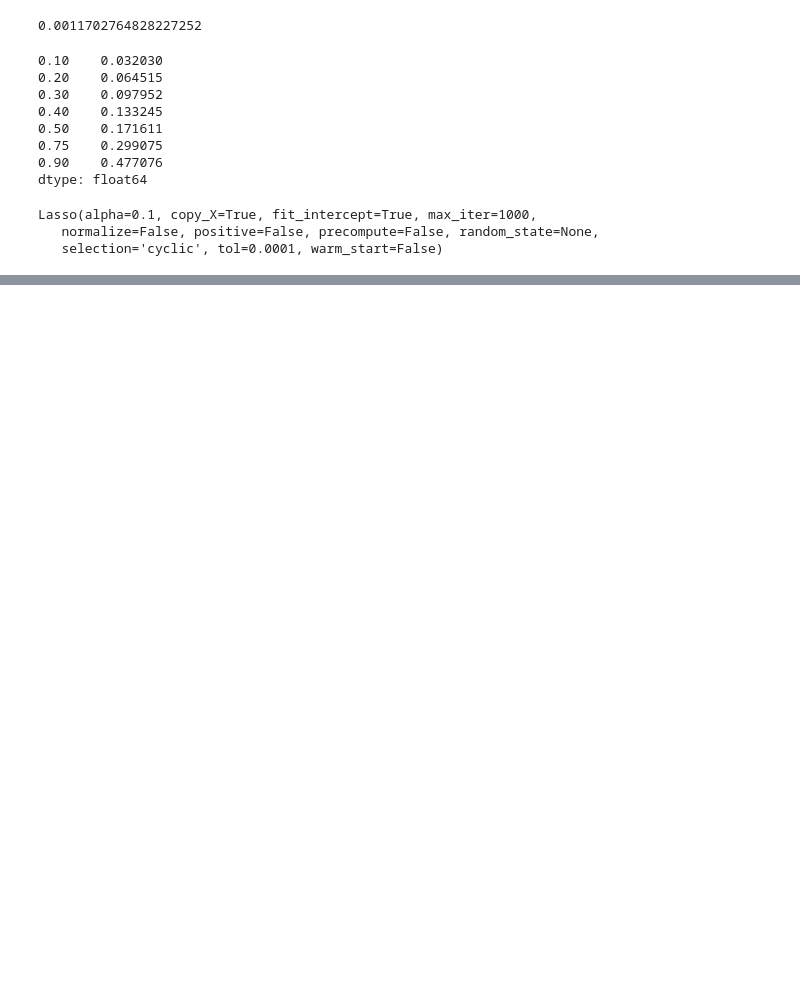
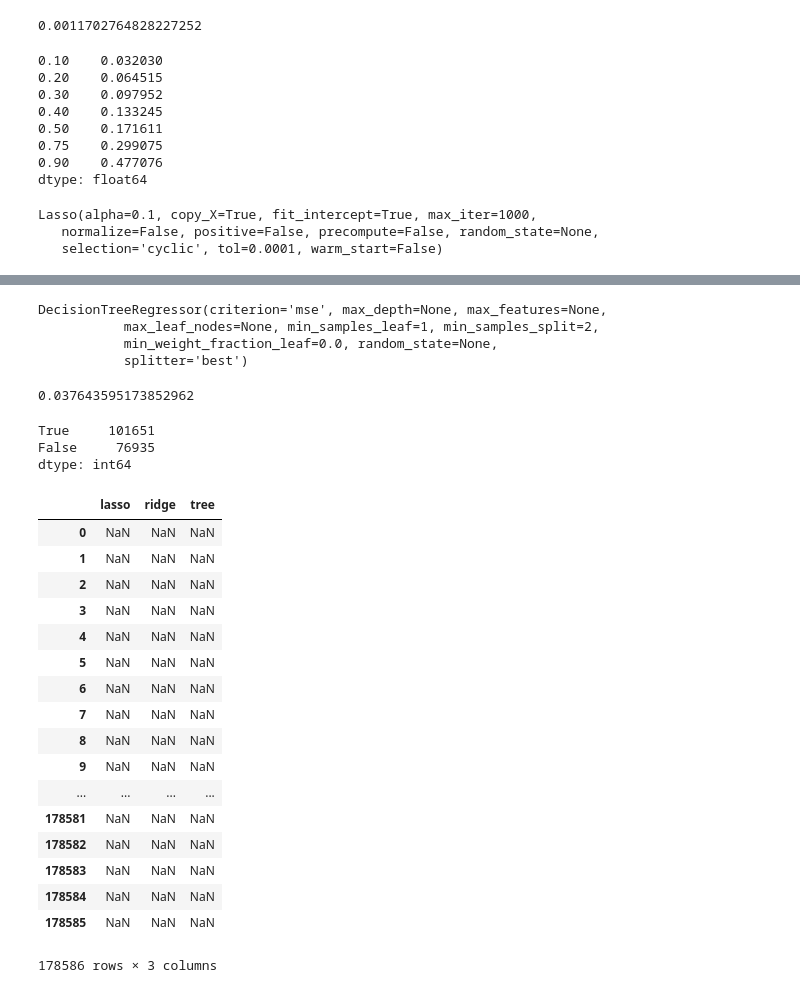
Before and after one commit to tedcheng/lendingclub, a Jupyter notebook: interest_rate_prediction.ipynb, the cells around one changed output, grey strips where cells are left out. Drawn from its saved outputs; the diff is of its cells as text; code cells hidden in the pictures; blank space fills up the shorter version.

Commit message:
add average of models

```diff
--- a/interest_rate_prediction.ipynb
+++ b/interest_rate_prediction.ipynb
@@ -91,0 +174,5 @@ dtype: bool
+# %%
+scaler = preprocessing.StandardScaler()
+X_scaled = scaler.fit_transform(X)
+# %%
+X_train, X_test, y_train, y_test = train_test_split(X_scaled, y)
@@ -106,3 +198,0 @@ X = pd.get_dummies(all_loan.ix[~all_loan.int_rate_num.isnull(), features])
-# %%
-
-X_train, X_test, y_train, y_test = train_test_split(X, y)
@@ -228,3 +311,50 @@ dtype: float64
 # 0.50    0.206229
 # 0.75    0.375990
 # 0.90    0.688798
+# %%
+from sklearn.tree import DecisionTreeRegressor
+tree_model = DecisionTreeRegressor()
+tree_model.fit(X_train, y_train)
+# %% [output]
+DecisionTreeRegressor(criterion='mse', max_depth=None, max_features=None,
+           max_leaf_nodes=None, min_samples_leaf=1, min_samples_split=2,
+           min_weight_fraction_leaf=0.0, random_state=None,
+           splitter='best')
+# %%
+tree_model.score(X_test, y_test)
+# %% [output]
+0.037643595173852962
+# %%
+pred = tree_model.predict(X_test)
+actual = y_test
+
+# Prediction within 20% of true values
+
+(abs((pred - actual)/actual) < 0.25).value_counts()
+# %% [output]
+True     101651
+False     76935
+dtype: int64
+# %%
+size = len(y_test)
+pred = pd.DataFrame(index=range(0,size),columns=['lasso', 'ridge', 'tree'])
+pred
+# %% [output]
+|  | lasso | ridge | tree |
+| 0 | NaN | NaN | NaN |
+| 1 | NaN | NaN | NaN |
+| 2 | NaN | NaN | NaN |
+| 3 | NaN | NaN | NaN |
+| 4 | NaN | NaN | NaN |
+| 5 | NaN | NaN | NaN |
+| 6 | NaN | NaN | NaN |
+| 7 | NaN | NaN | NaN |
+| 8 | NaN | NaN | NaN |
+| 9 | NaN | NaN | NaN |
+| ... | ... | ... | ... |
+| 178581 | NaN | NaN | NaN |
+| 178582 | NaN | NaN | NaN |
+| 178583 | NaN | NaN | NaN |
+| 178584 | NaN | NaN | NaN |
+| 178585 | NaN | NaN | NaN |
+178586 rows × 3 columns
```
Also changed, not shown: parts of 30 cells of this notebook.
